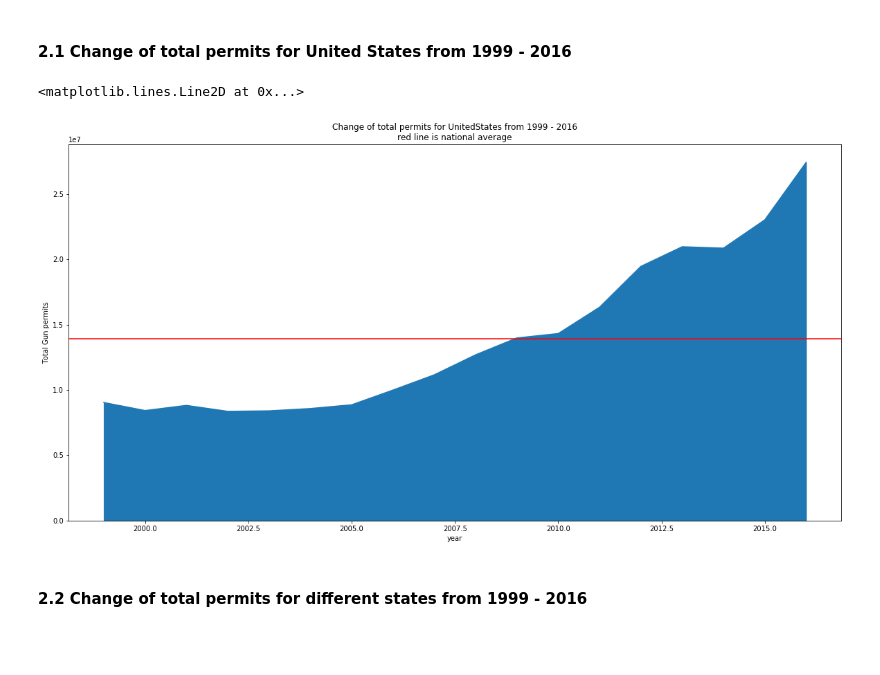
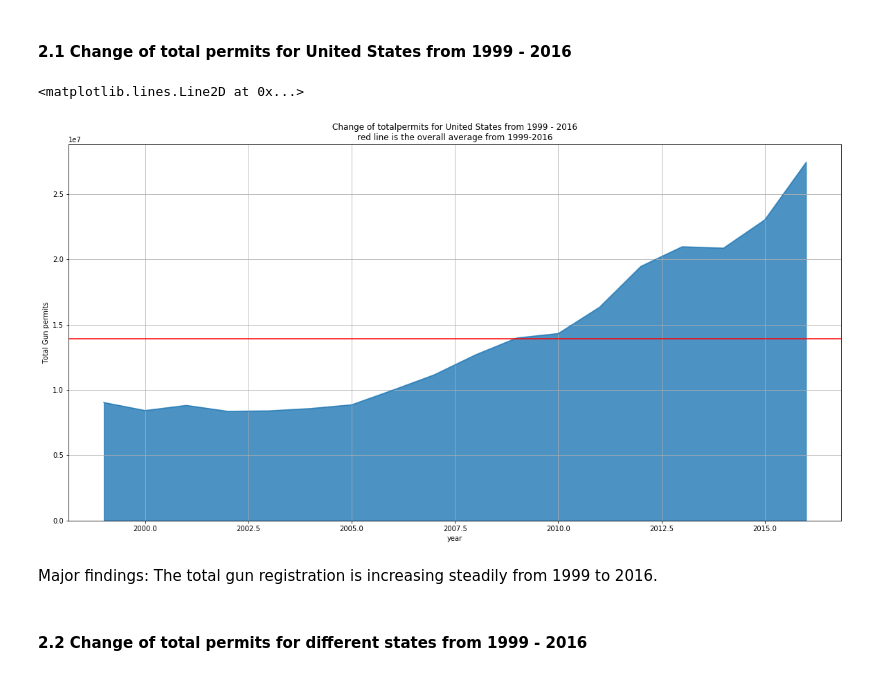
Before and after one commit to siuyik11/fbi_firearm_data_analysis, a Jupyter notebook: fbi_gun_data_analysis.ipynb, the cells around one changed output. Drawn from its saved outputs; the diff is of its cells as text; code cells hidden in the pictures; blank space fills up the shorter version.

```diff
--- a/fbi_gun_data_analysis.ipynb
+++ b/fbi_gun_data_analysis.ipynb
@@ -198,21 +234,27 @@ df_gun_percapita_y2010.plot.bar(figsize = (20,10), title = 'Gun per capita of di
 # %% [markdown]
 #### 2.1 Change of total permits for United States from 1999 - 2016
 # %%
-df2_gun_1998_to_2017_allstates = df2.groupby(['year']).sum() # Calculate the all-state total for different years
-df2_gun_1998_to_2017_allstates.head() # show first few rows of the data
-df2_gun_1999_to_2016_allstates = df2_gun_1998_to_2017_allstates.iloc[1:-1] # pick only the data from 1999 to 2016\
-                                                                           # since they contain all months
+# Calculate the national total for different years
+df2_gun_1998_to_2017_allstates = df2.groupby(['year']).sum()
 
-national_avg_1999_to_2016 = df2_gun_1999_to_2016_allstates['totals'].mean() # this will calculate the national average
+# pick only the data from 1999 to 2016 since they contain all months
+df2_gun_1999_to_2016_allstates = df2_gun_1998_to_2017_allstates.iloc[1:-1]
+
+# this will calculate the national average
+national_avg_1999_to_2016 = df2_gun_1999_to_2016_allstates['totals'].mean()
 
 #plot the final result
-df2_gun_1999_to_2016_allstates['totals'].plot.area(figsize = (20,10),title = 'Change of total permits for United\
-States from 1999 - 2016\nred line is national average').set(ylabel = 'Total Gun permits')
+df2_gun_1999_to_2016_allstates['totals'].plot.area(figsize = (20,10),title = 'Change of total\
+permits for United States from 1999 - 2016\nred line is the overall average from 1999-2016',grid = True,alpha = 0.8)\
+.set(ylabel = 'Total Gun permits')
+
 #plot the national average line
 plt.axhline(y=national_avg_1999_to_2016, xmin=0, xmax=1, hold=None, color = 'red')
 # %% [output]
 <matplotlib.lines.Line2D at 0x...>
-[figure, old version]
+[figure, new version]
+# %% [markdown]
+Major findings: The total gun registration is increasing steadily from 1999 to 2016.
 # %% [markdown]
 #### 2.2 Change of total permits for different states from 1999 - 2016
 # %%
```
Also changed, not shown: parts of 27 cells of this notebook.
